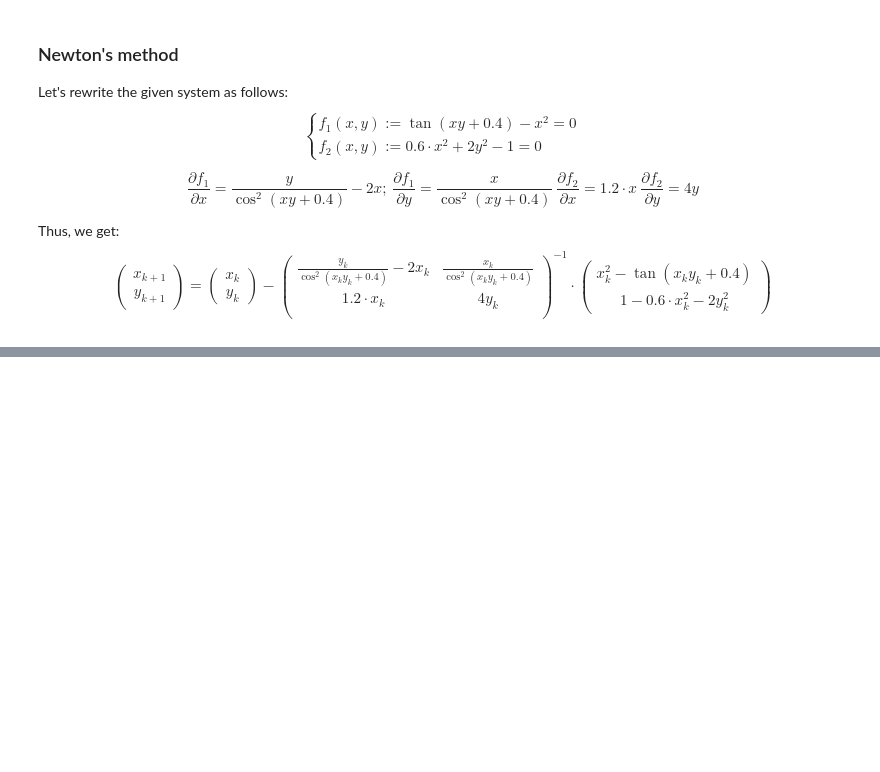
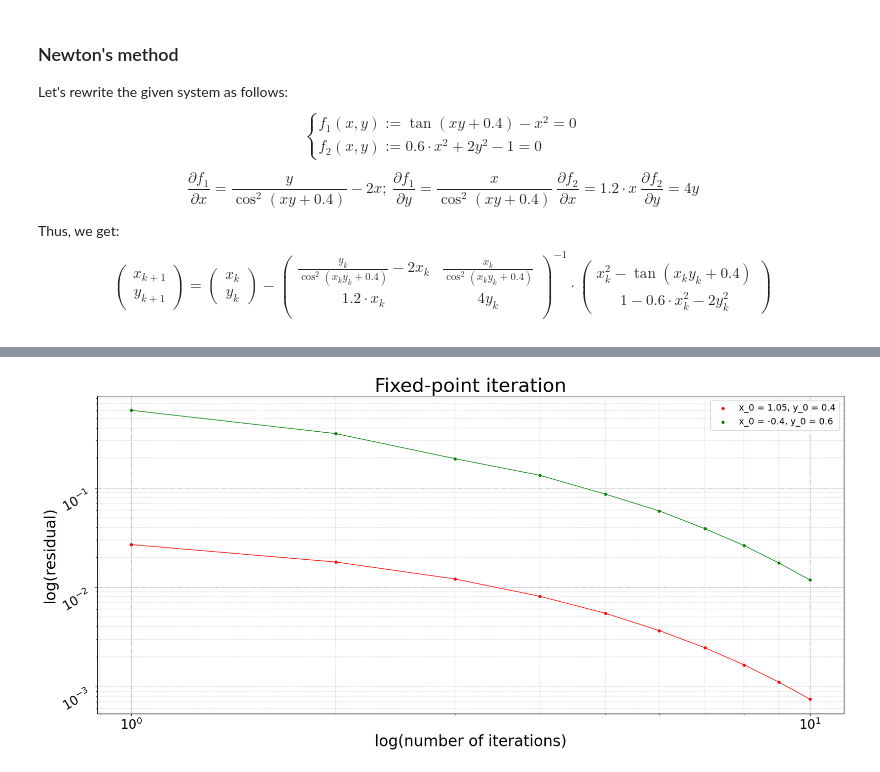
Before and after one commit to KetchuppOfficial/Computational_Mathematics, a Jupyter notebook: lab-3/lab-3.ipynb, the cells around one changed output, grey strips where cells are left out. Saved outputs shown, nothing was run; the diff lists cells and outputs as text; code cells hidden in the pictures; blank space fills up the shorter version.

```diff
--- a/lab-3/lab-3.ipynb
+++ b/lab-3/lab-3.ipynb
@@ -323,18 +377,12 @@ def f_2 (x, y):
 def jacobi_matrix (X):
     return np.array([[a_11(X[0], X[1]), a_12(X[0], X[1])], [a_21(X[0]), a_22(X[1])]])
 
-def newtons_method_for_system(x_0, y_0, epsilon = 1e-6):
+def newtons_method_for_system(x_0, y_0, n_iters):
 
     X = np.array([x_0, y_0])
-    F = np.array([f_1(x_0, y_0), f_2(x_0, y_0)])
-    next_X = X - np.linalg.inv(jacobi_matrix(X)) @ F
 
-    while norm_1(next_X - X) > epsilon:
-        X = next_X
+    for k in range(0, n_iters):
         F = np.array([f_1(X[0], X[1]), f_2(X[0], X[1])])
-        next_X = X - np.linalg.inv(jacobi_matrix(X)) @ F
+        X = X - np.linalg.inv(jacobi_matrix(X)) @ F
 
     return X
-
-X = newtons_method_for_system(1.05, 0.41)
-print (f"x = {X[0]}, y = {X[1]}")
@@ -342,0 +391,85 @@ x = 1.6354863843506163e+154, y = -2.539573982317493e+137
+# %%
+def norm_1 (obj):
+    return np.linalg.norm(obj, ord = np.inf)
+
+class Iter_Method_For_System:
+    def __init__(self, f, g, x_0, y_0, color):
+        self.f_ = f
+        self.g_ = g
+        self.x_0_ = x_0
+        self.y_0_ = y_0
+        self.color_ = color
+
+class Newtons_Method_For_System:
+    def __init__(self, x_0, y_0, color):
+        self.x_0_ = x_0
+        self.y_0_ = y_0
+        self.color_ = color
+
+def system_residual_for_iteration (f, g, x_0, y_0, n_iters):
+    res = fixed_point_iteration_for_system (f, g, x_0, y_0, n_iters)
+    return norm_1 (fixed_point_iteration_for_system(f, g, res[0], res[1], 1) - res)
+
+def system_residual_for_newton (x_0, y_0, n_iters):
+    res = newtons_method_for_system(x_0, y_0, n_iters)
+    return norm_1 (newtons_method_for_system(res[0], res[1], 1) - res)
+
+def dump_fixed_point_iteration_for_system (n_iters):
+
+    roots = [Iter_Method_For_System(positive_new_x, new_y, 1.05, 0.4, "red"),
+             Iter_Method_For_System(negative_new_x, new_y, -0.4, 0.6, "green")]
+    iters = np.arange(1, n_iters + 1)
+    for root in roots:
+        residuals = []
+        for i in iters:
+            residuals.append(system_residual_for_iteration(root.f_, root.g_, root.x_0_, root.y_0_, i))
+
+        plt.scatter (iters, residuals, s = 15, color = root.color_, label=f"x_0 = {root.x_0_}, y_0 = {root.y_0_}")
+        plt.plot (iters, residuals, color=root.color_, linewidth = 1)
+
+def dump_newtons_method_for_system (n_iters):
+
+    roots = [Newtons_Method_For_System(1.05, 0.4, "red"),
+             Newtons_Method_For_System(-0.4, 0.6, "green")]
+    iters = np.arange(1, n_iters + 1)
+    for root in roots:
+        residuals = []
+        for i in iters:
+            residuals.append(system_residual_for_newton(root.x_0_, root.y_0_, i))
+
+        plt.scatter (iters, residuals, s = 15, color = root.color_, label=f"x_0 = {root.x_0_}, y_0 = {root.y_0_}")
+        plt.plot (iters, residuals, color=root.color_, linewidth = 1)
+
+def show_results(method_name, dump_func, n_iters):
+
+    plt.figure (figsize = (21, 9), dpi = 100)
+    plt.title(method_name, fontsize=30)
+
+    plt.xscale("log")
+    plt.yscale("log")
+
+    plt.xlabel("log(number of iterations)", fontsize = 24)
+    plt.xticks (fontsize = 20, ha = "center", va = "top")
+
+    plt.ylabel("log(residual)", fontsize = 24)
+    plt.yticks (fontsize = 20, rotation = 30, ha = "right", va = "top")
+
+    dump_func(n_iters)
+
+    plt.legend (loc = "best", fontsize = 14)
+
+    plt.grid (color = "black", linewidth = 0.45, linestyle = "dotted")
+    plt.minorticks_on()
+    plt.grid (which = "minor", color = "grey", linewidth = 0.25, linestyle = "dashed")
+
+    plt.show()
+
+print ("Fixed-point iteration:")
+X = fixed_point_iteration_for_system(positive_new_x, new_y, 1.05, 0.4, 10)
+print (f"- (x_0, y_0) = (1.05, 0.4) ==> (x, y) = {X[0], X[1]}")
+X = fixed_point_iteration_for_system(negative_new_x, new_y, -0.4, 0.6, 10)
+print (f"- (x_0, y_0) = (-0.4, 0.6) ==> (x, y) = {X[0], X[1]}")
+
+show_results("Fixed-point iteration", dump_fixed_point_iteration_for_system, 10)
+show_results("Newton's method", dump_newtons_method_for_system, 10)
+# %% [output]
@@ -342,0 +479 @@ x = 1.6354863843506163e+154, y = -2.539573982317493e+137
+[figure, added]
```
Also changed, not shown: parts of 9 cells of this notebook.
